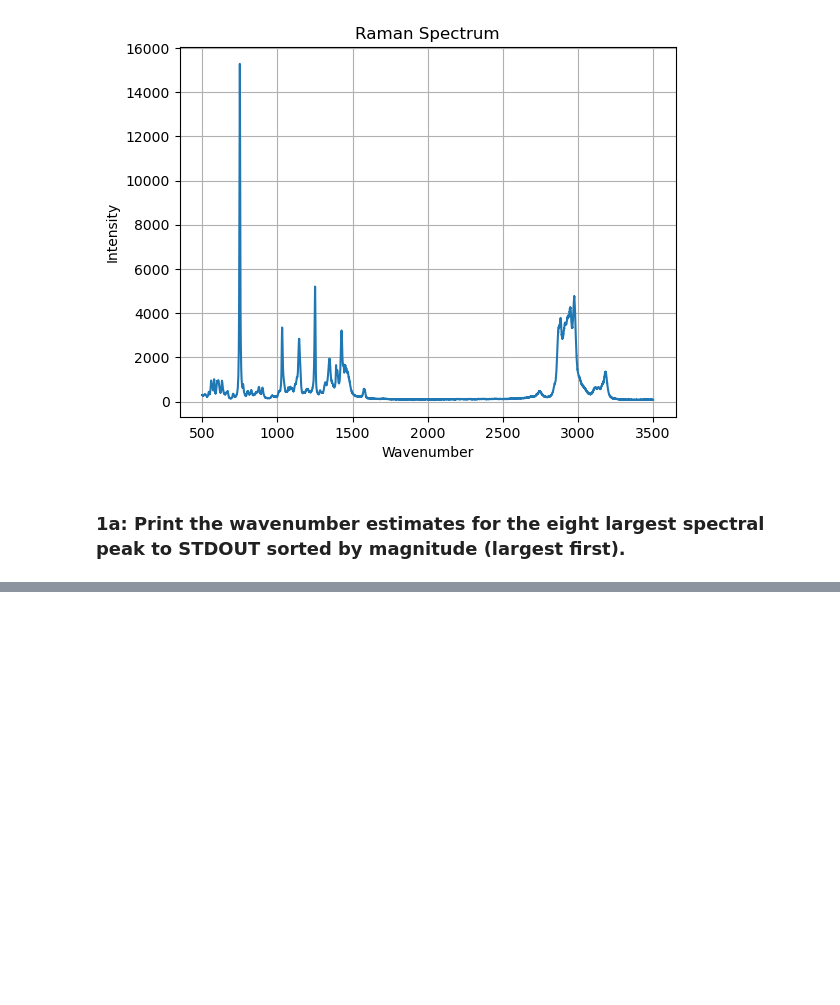
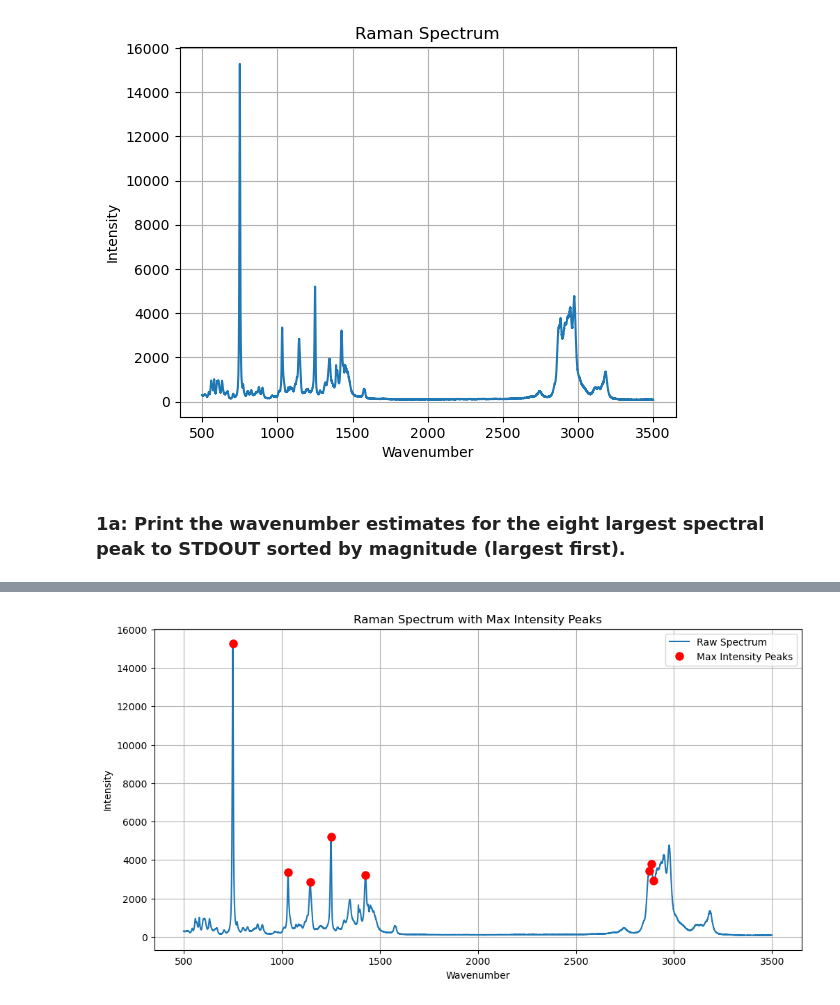
Before and after one commit to aryanbarik/EE-541-Deep-Learning, a Jupyter notebook: hw2/hw2p1.ipynb, the cells around one changed output, grey strips where cells are left out. Saved outputs shown, nothing was run; the diff lists cells and outputs as text; code cells hidden in the pictures; blank space fills up the shorter version.

```diff
--- a/hw2/hw2p1.ipynb
+++ b/hw2/hw2p1.ipynb
@@ -75,0 +148,4 @@ for peak_index in peaks:
+# %%
+for i in peak_data:
+    print(i)
+    #print(peak_data[i])
@@ -75,0 +170,5 @@ for peak_index in peaks:
+# %%
+
+# Print the wavenumber estimates for the eight largest spectral peaks
+for i, wavenumber in enumerate(sorted_peak_wavenumbers[-8:], start=1):
+    print(f"Peak {i}: {wavenumber}")
@@ -75,0 +197,40 @@ for peak_index in peaks:
+# %%
+# Create a figure for the Raman data with maximum intensity values marked
+plt.figure(figsize=(12, 6))
+plt.plot(wavenumbers, intensities, label='Raw Spectrum')
+
+# Select the last 8 peak wavenumbers
+last_8_peak_wavenumbers = sorted_peak_wavenumbers[-8:]
+
+# Initialize a list to store the corresponding intensities
+max_intensity_values = []
+
+# Loop through the last 8 peak wavenumbers
+for wavenumber in last_8_peak_wavenumbers:
+    # Find the index where the wavenumber matches in the wavenumbers list
+    # np.where returns wavenumbers which are equal to the wavenumber we're looking for
+    matching_indices = np.where(np.array(wavenumbers) == wavenumber)[0]
+
+    # Check if any matches were found
+    if matching_indices:
+        # Use the first match to access the corresponding intensity
+        intensity = intensities[matching_indices[0]]
+
+        # Append the intensity to the list
+        max_intensity_values.append(intensity)
+    else:
+        # Handle the case where no match was found
+        max_intensity_values.append(None)
+
+# Plot the last 8 peak wavenumbers with their corresponding max intensity values
+plt.plot(last_8_peak_wavenumbers, max_intensity_values, 'ro', markersize=8, label='Max Intensity Peaks')
+
+
+plt.xlabel('Wavenumber')
+plt.ylabel('Intensity')
+plt.title('Raman Spectrum with Max Intensity Peaks')
+plt.legend()
+plt.grid(True)
+plt.show()
+# %% [output]
+[figure, added]
```
Also changed, not shown: parts of 11 cells of this notebook.
